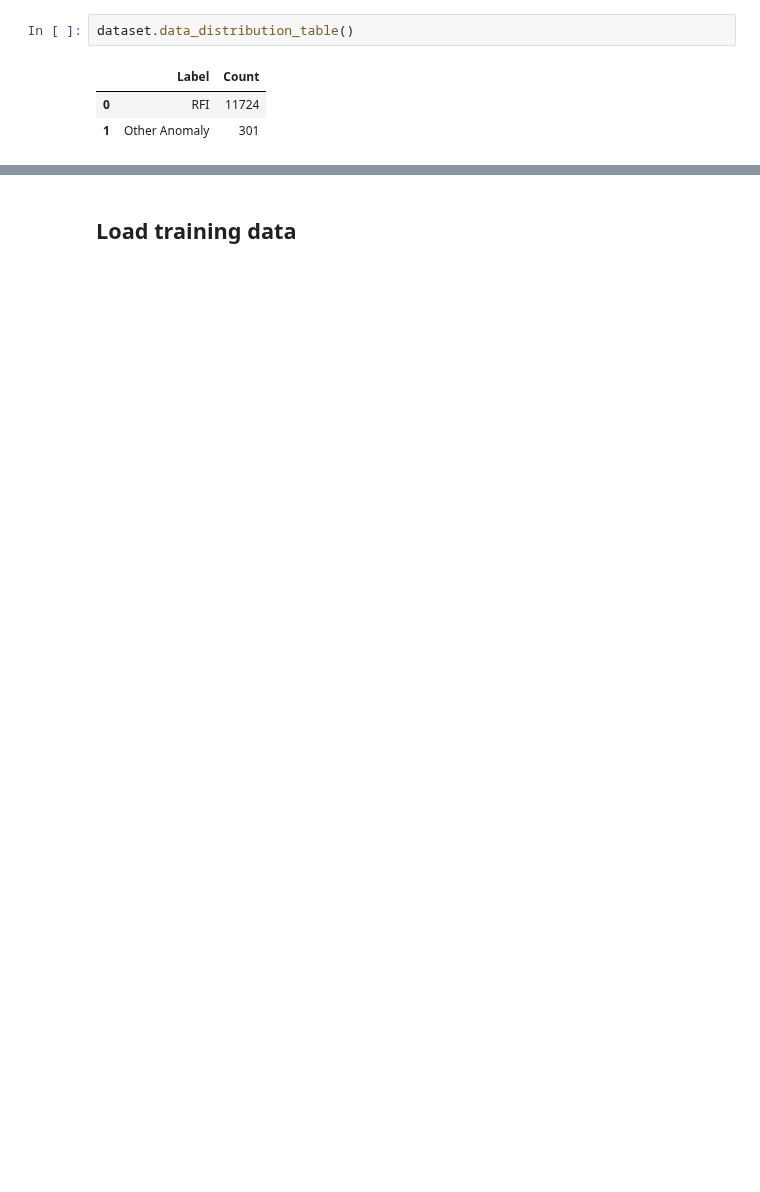
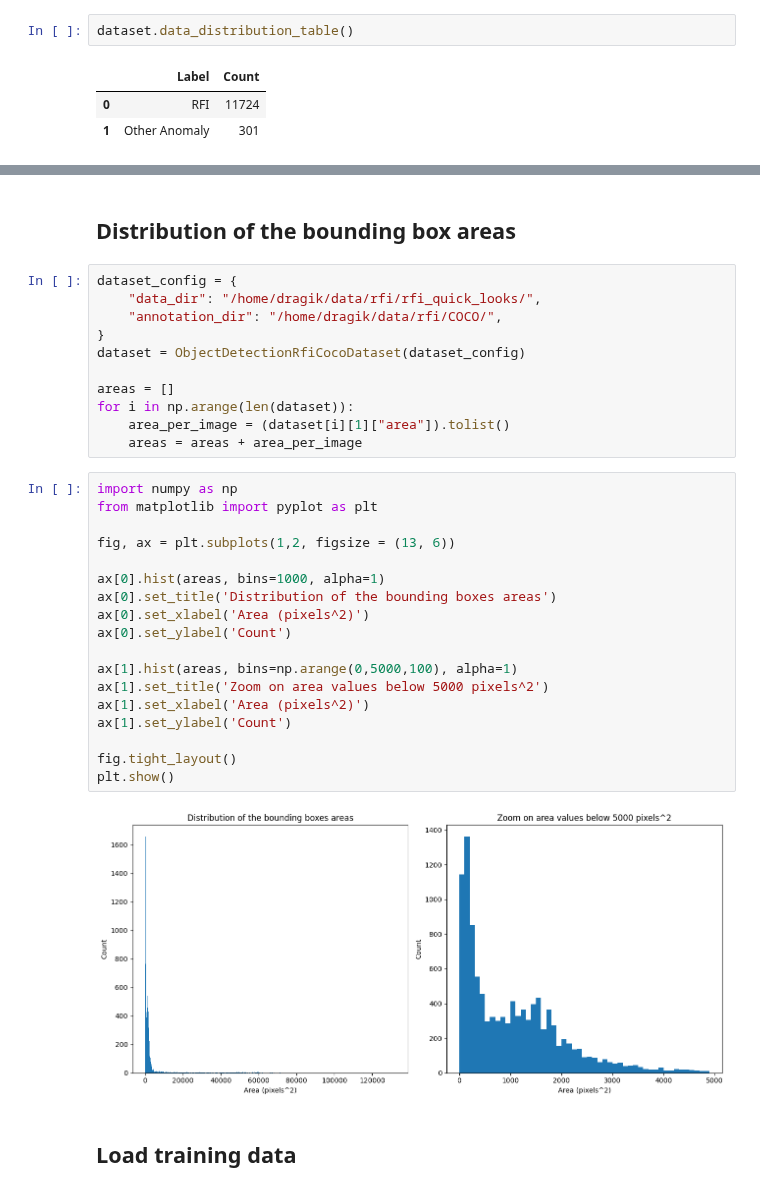
Before and after one commit to biasvariancelabs/aitlas, a Jupyter notebook: examples/object_detection_example_rfi_ai4qc_coco.ipynb, the cells around one changed output, grey strips where cells are left out. Saved outputs shown, nothing was run; the diff lists cells and outputs as text; blank space fills up the shorter version.

```diff
--- a/examples/object_detection_example_rfi_ai4qc_coco.ipynb
+++ b/examples/object_detection_example_rfi_ai4qc_coco.ipynb
@@ -46,3 +46,36 @@ dataset.data_distribution_barchart();
+# %% [markdown]
+## Distribution of the bounding box areas
+# %%
+dataset_config = {
+    "data_dir": "/home/dragik/data/rfi/rfi_quick_looks/",
+    "annotation_dir": "/home/dragik/data/rfi/COCO/",
+}
+dataset = ObjectDetectionRfiCocoDataset(dataset_config)
+
+areas = []
+for i in np.arange(len(dataset)):
+    area_per_image = (dataset[i][1]["area"]).tolist()
+    areas = areas + area_per_image
+# %%
+import numpy as np
+from matplotlib import pyplot as plt
+
+fig, ax = plt.subplots(1,2, figsize = (13, 6))
+
+ax[0].hist(areas, bins=1000, alpha=1)
+ax[0].set_title('Distribution of the bounding boxes areas')
+ax[0].set_xlabel('Area (pixels^2)')
+ax[0].set_ylabel('Count')
+
+ax[1].hist(areas, bins=np.arange(0,5000,100), alpha=1)
+ax[1].set_title('Zoom on area values below 5000 pixels^2')
+ax[1].set_xlabel('Area (pixels^2)')
+ax[1].set_ylabel('Count')
+
+fig.tight_layout()
+plt.show()
+# %% [output]
+[figure, added]
 # %% [markdown]
 ## Load training data
 # %%
```
Also changed, not shown: parts of 10 cells of this notebook, 3 other files.
